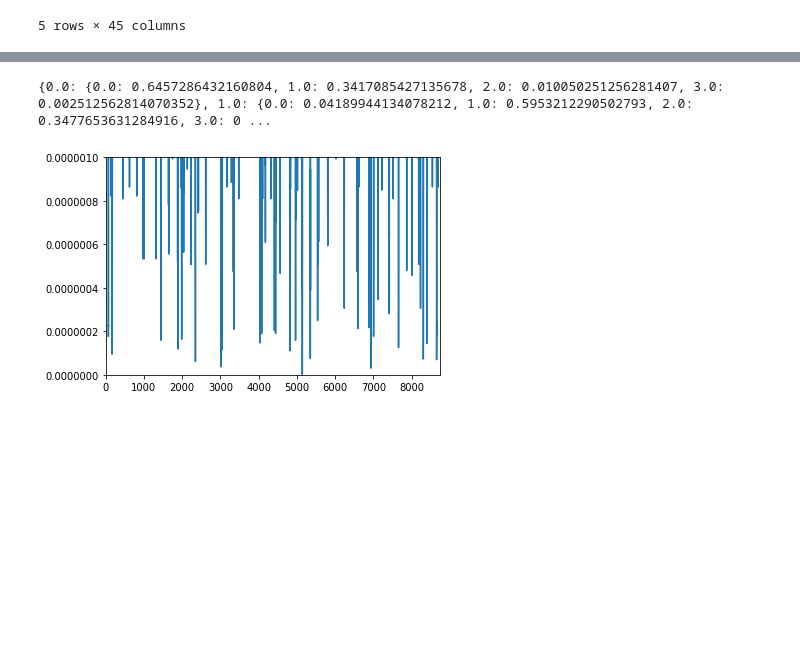
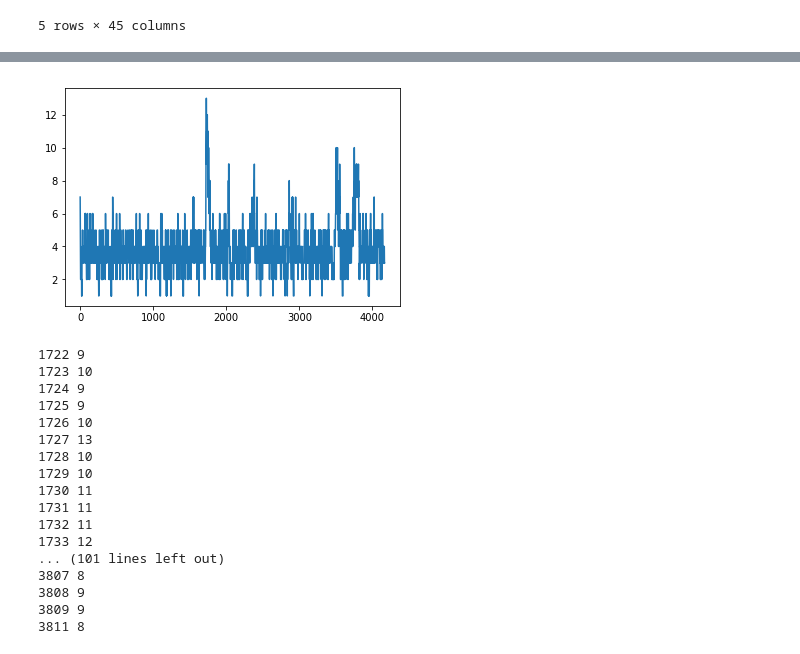
Before and after one commit to werew/Cyber_Data_Analytics_Labs, a Jupyter notebook: anomaly_detection/Discrete models task.ipynb, the cells around one changed output, grey strips where cells are left out. Drawn from its saved outputs; the diff is of its cells as text; code cells hidden in the pictures; blank space fills up the shorter version.

```diff
--- a/anomaly_detection/Discrete models task.ipynb
+++ b/anomaly_detection/Discrete models task.ipynb
@@ -140,18 +158,0 @@ class MarkovChain:
-# %%
-m = MarkovChain()
-
-sequence = list(df['L_T4'])
-m.learn(sequence)
-grams = [ sequence[i:i+10] for i in range(len(sequence)-9)]
-print m.trans_matrix
-
-probs = []
-for g in grams:
-    probs.append(m.get_prob(g))
-
-plt.plot(probs,'-')
-plt.axis([0,len(probs),0,0.000001])
-plt.show()
-# %% [output]
-{0.0: {0.0: 0.6457286432160804, 1.0: 0.3417085427135678, 2.0: 0.010050251256281407, 3.0: 0.002512562814070352}, 1.0: {0.0: 0.04189944134078212, 1.0: 0.5953212290502793, 2.0: 0.3477653631284916, 3.0: 0 ...
-[figure, removed]
@@ -157,0 +194,61 @@ plt.show()
+# %%
+
+anomalies = {}
+for c in df2:
+
+    # Calculate the probabilities of each transition
+    sequence = list(df2[c])
+    probs = calculate_probs(models[c]['MC'],sequence,WINDOW_SIZE)
+
+    # Collect anomaly points as those where the prob is less than a threshold
+    raw_anomaly_points = []
+    for i in range(len(probs)):
+        if probs[i] < models[c]['min_prob']:
+            raw_anomaly_points.append(i)
+
+
+    anomaly_points = []
+    if len(raw_anomaly_points) > 0 :
+        anomaly_points.append(raw_anomaly_points[0])
+        for i in range(1,len(raw_anomaly_points)):
+            if raw_anomaly_points[i] == anomaly_points[-1] + 1: continue
+            anomaly_points.append(raw_anomaly_points[i])
+
+        anomaly_points = [i+11 for i in anomaly_points]
+        #print c, anomaly_points
+
+
+    anomalies[c] = raw_anomaly_points
+
+
+combined_anomalies = []
+for i in range(len(df2)-WINDOW_SIZE):
+    cnt = 0
+    for k in anomalies:
+        if i in anomalies[k]: cnt += 1
+    combined_anomalies.append(cnt)
+plt.plot(combined_anomalies,'-')
+plt.show()
+
+for i in range(len(combined_anomalies)):
+    if combined_anomalies[i] > 7:
+        print i,combined_anomalies[i]
+# %% [output]
+[figure, added]
+1722 9
+1723 10
+1724 9
+1725 9
+1726 10
+1727 13
+1728 10
+1729 10
+1730 11
+1731 11
+1732 11
+1733 12
+... (101 lines left out)
+3807 8
+3808 9
+3809 9
+3811 8
```
Also changed, not shown: parts of 7 cells of this notebook.
